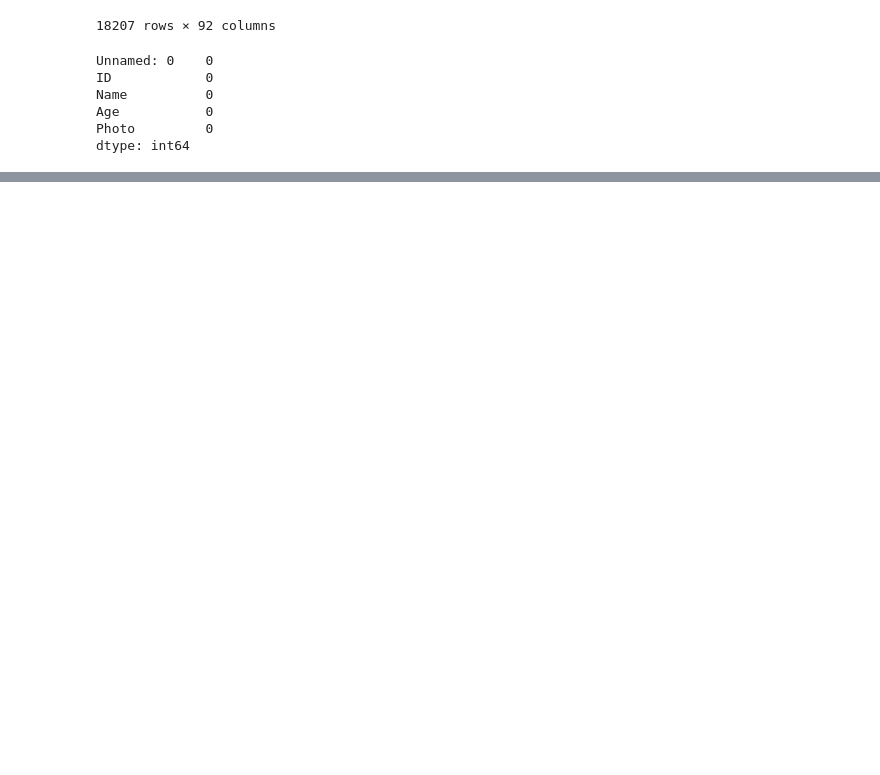
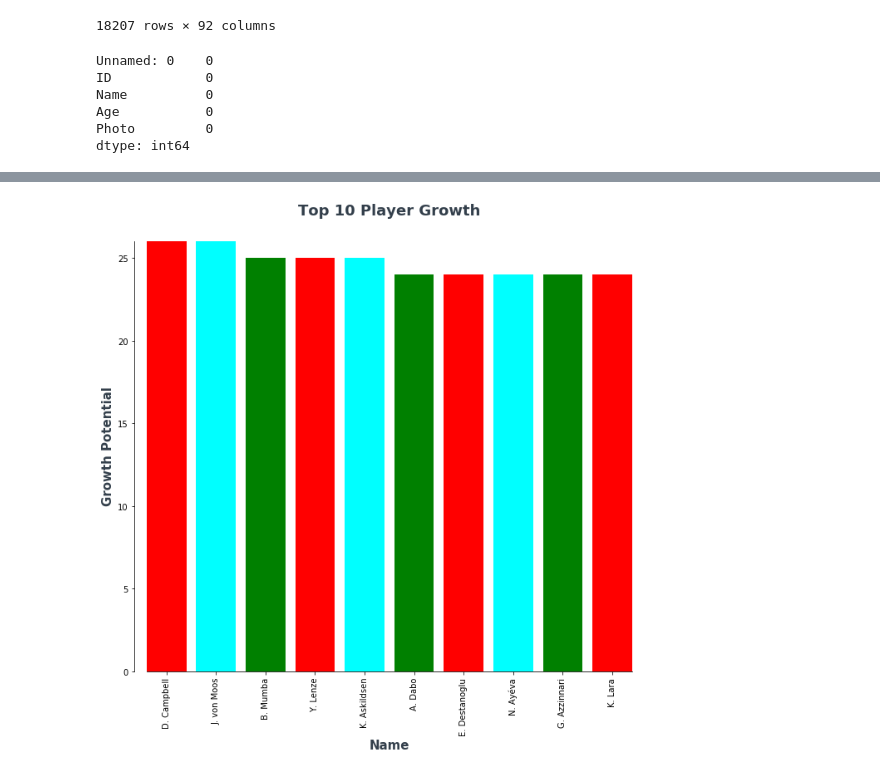
Before and after one commit to walidcol/fifa_metrics_fc, a Jupyter notebook: Main DataFrame.ipynb, the cells around one changed output, grey strips where cells are left out. Cells and saved outputs as stored; diff of their text form; code cells hidden in the pictures; blank space fills up the shorter version.

```diff
--- a/Main DataFrame.ipynb
+++ b/Main DataFrame.ipynb
@@ -144,0 +137,7 @@ df
+# %%
+# Top 10 Player Potential
+
+potential_df = df[["Name", "Overall", "Potential"]]
+potential_df["Difference"] = abs(df['Potential']-df['Overall'])
+
+potential_df = potential_df.sort_values(by= "Difference", ascending = False).head(10)
@@ -144,0 +150,4 @@ df
+# %%
+dx = potential_df[['Difference','Name']]
+dx = dx.set_index('Name')
+dx
@@ -144,0 +167,19 @@ df
+# %%
+ax = dx.plot(kind='bar', figsize = (11,10), width = .8, color = ("red", "aqua", "green"))
+ax.set_ylabel("Growth Potential", fontsize=12)
+ax.set_xlabel("Name", fontsize=12)
+ax.get_legend().remove()
+
+ax.set_ylabel("Growth Potential", fontsize=15,fontweight='black', color = '#333F4B' )
+ax.set_xlabel("Name", fontsize=15, fontweight='black', color = '#333F4B')
+ax.set_title("Top 10 Player Growth",fontsize=18, fontweight='black', color = '#333F4B' )
+
+ax.spines['top'].set_color('none')
+ax.spines['right'].set_color('none')
+ax.spines['left'].set_smart_bounds(True)
+ax.spines['bottom'].set_smart_bounds(True)
+
+plt.savefig('C:/Users/Walid/Documents/Columbia/walid2.png', bbox_inches='tight')
+plt.show()
+# %% [output]
+[figure, added]
```
Also changed, not shown: parts of 12 cells of this notebook.
